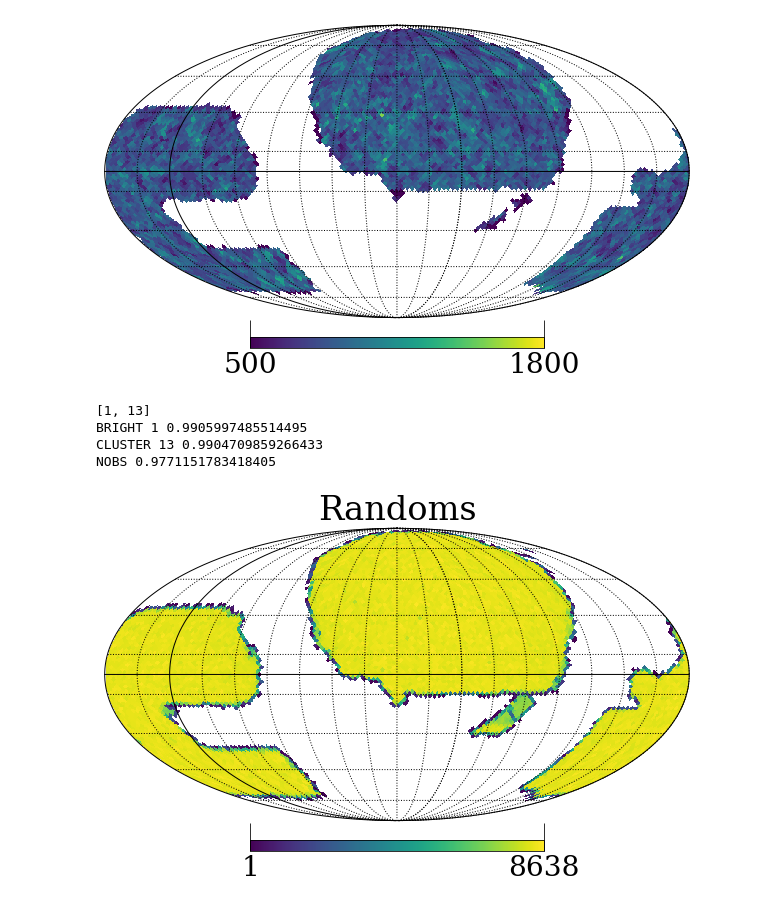
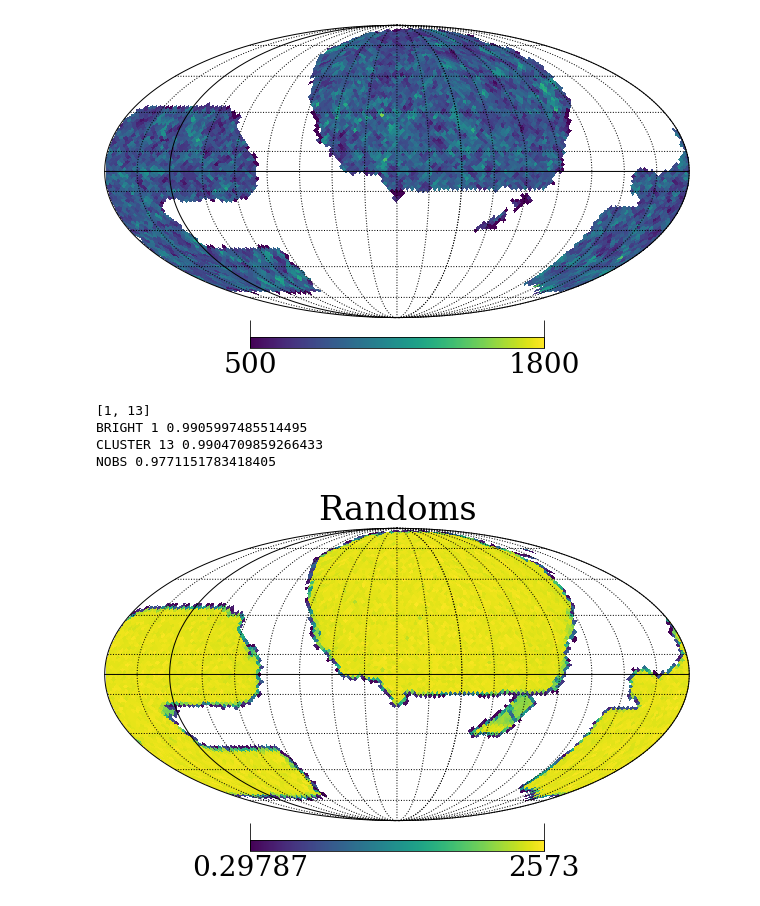
Before and after one commit to leahbigwood/S4Mock, a Jupyter notebook: docs/nb/bgs_main_map-Copy1.ipynb, the cells around one changed output. Cells and saved outputs as stored; diff of their text form; code cells hidden in the pictures.

```diff
--- a/docs/nb/bgs_main_map-Copy1.ipynb
+++ b/docs/nb/bgs_main_map-Copy1.ipynb
@@ -179,16 +178,16 @@ hp.graticule(dpar=5, dmer=5)
 # %%
 
 randoms = S4Mock_io.read_desitargetrandoms(number=1)
 randoms=geometry.bgs_mask_randoms(randoms)
 target_pixel_density = geometry.targ_hpmap(randoms)
-hp.mollview(target_pixel_density,nest=True,rot=(220, 0.0, 0.0), badcolor='white',title='Randoms')
+hp.mollview(target_pixel_density/pixel_area,nest=True,rot=(220, 0.0, 0.0), badcolor='white',title='Randoms')
 hp.graticule(dpar=5, dmer=5)
 # %% [output]
 [1, 13]
 BRIGHT 1 0.9905997485514495
 CLUSTER 13 0.9904709859266433
 NOBS 0.9771151783418405
-[figure, old version]
+[figure, new version]
 # %%
 targ_pix = geometry.radec2pix(bgs_bright_targs['RA'],bgs_bright_targs['DEC'], nside=32)
 bgs_bright_targs['HPX']=targ_pix
```
Also changed, not shown: parts of 17 cells of this notebook, 14 other files.
